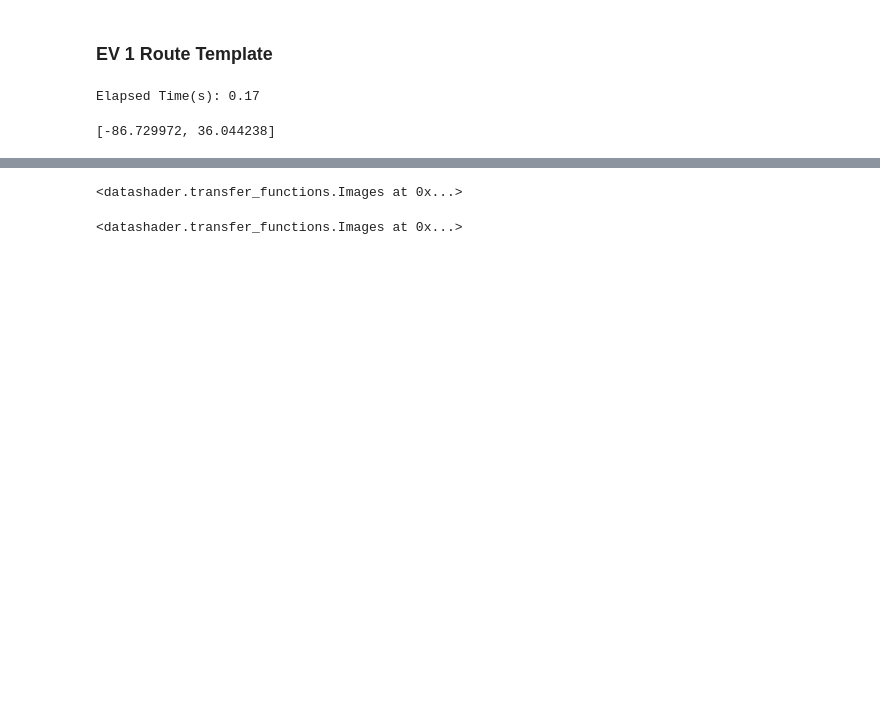
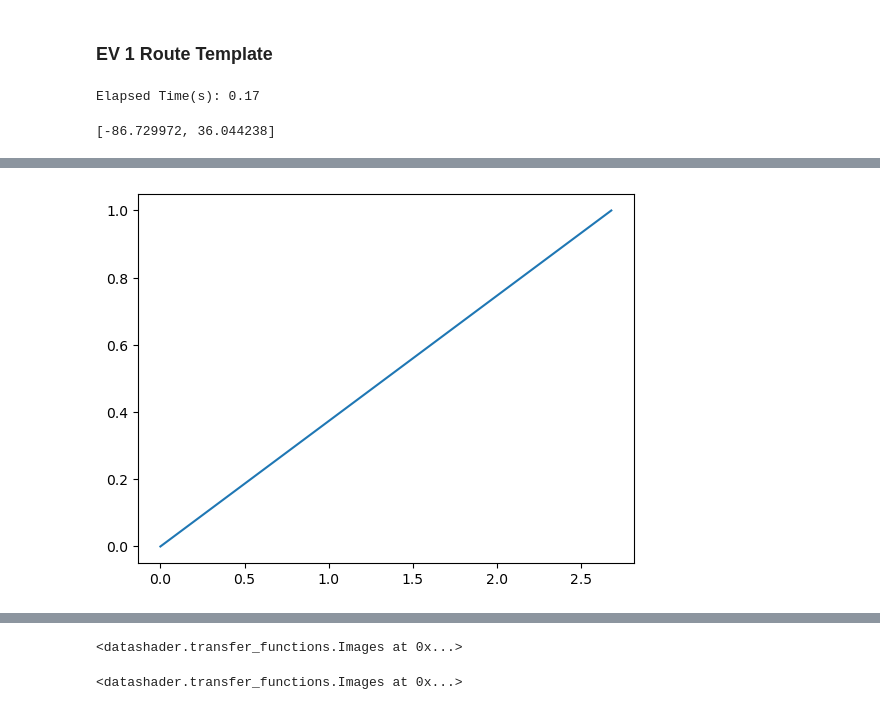
Before and after one commit to ultra-passion-fruit/GAN-EV-Map-Generation, a Jupyter notebook: gan-model.ipynb, the cells around one changed output, grey strips where cells are left out. Drawn from its saved outputs; the diff is of its cells as text; code cells hidden in the pictures; blank space fills up the shorter version.

```diff
--- a/gan-model.ipynb
+++ b/gan-model.ipynb
@@ -553,0 +452,5 @@ print(len(df_blocks["evening"]["point_list"]))
+# %%
+plt.plot([x/100 for x in range(0,269)], u)
+plt.show()
+# %% [output]
+[figure, added]
```
Also changed, not shown: parts of 36 cells of this notebook, 1 other file.
